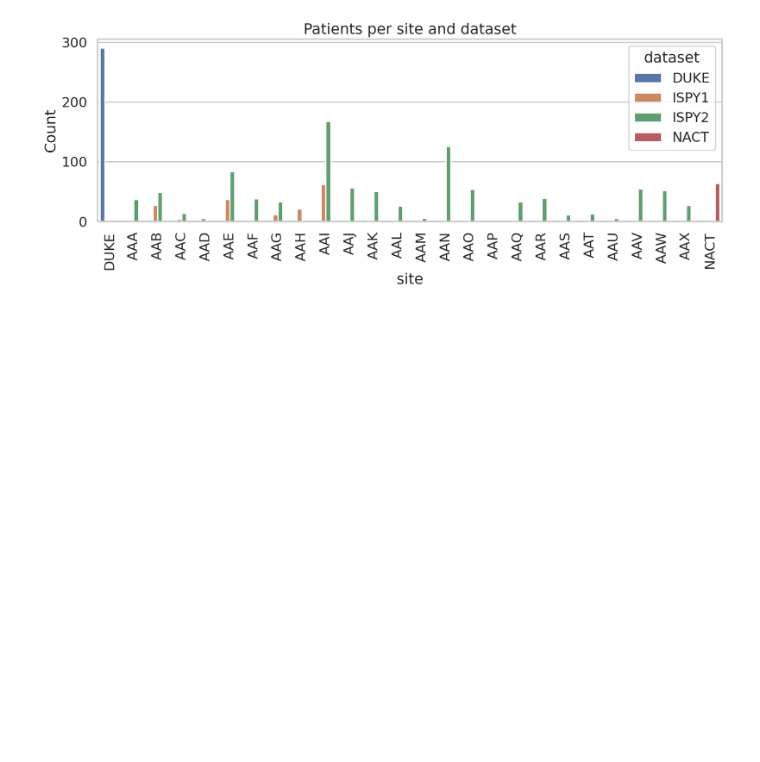
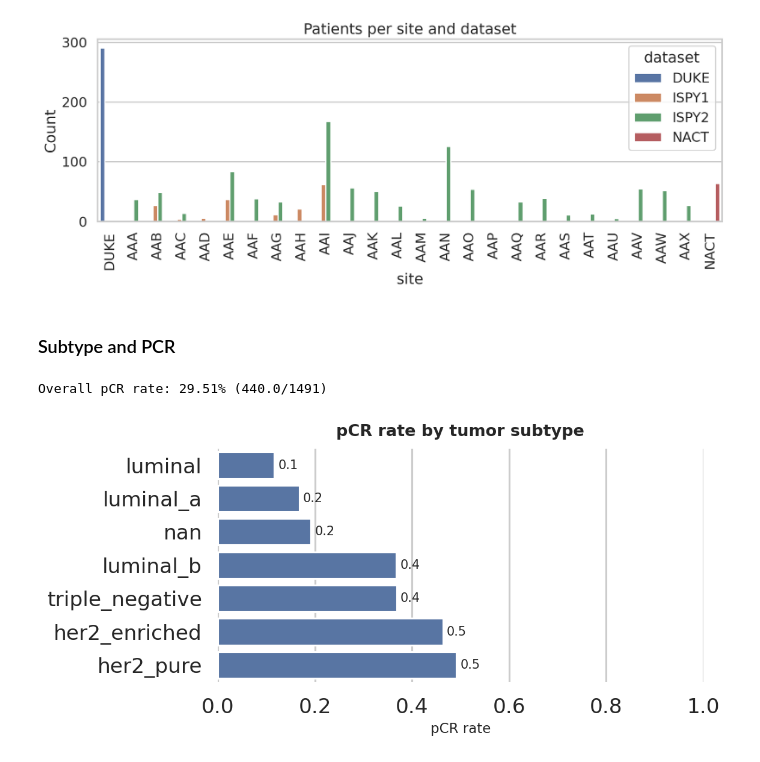
Before and after one commit to dsi-clinic/vanguard, a Jupyter notebook: Clinical and Imaging Exploration/exploration.ipynb, the cells around one changed output. Cells and saved outputs as stored; diff of their text form; code cells hidden in the pictures; blank space fills up the shorter version.

Commit message:
Saved figures of PCR by subtype

```diff
--- a/Clinical and Imaging Exploration/exploration.ipynb
+++ b/Clinical and Imaging Exploration/exploration.ipynb
@@ -315,3 +315,48 @@ plt.show()
 plt.close(fig)
 # %% [output]
 [figure]
+# %% [markdown]
+### Subtype and PCR
+# %%
+pcr_df = meta_df.dropna(subset=["pcr"]).copy()
+pcr_df["pcr_cat"] = pcr_df["pcr"].map({0: "no pCR", 1: "pCR"})
+
+# --- Overall pCR rate ---
+pcr_rate = pcr_df["pcr"].mean()
+print(f"Overall pCR rate: {pcr_rate:.2%} ({pcr_df['pcr'].sum()}/{len(pcr_df)})")
+# %% [output]
+Overall pCR rate: 29.51% (440.0/1491)
+# %%
+# --- Subtype vs pCR ---
+sub_pcr = (
+    pcr_df.groupby("subtype")["pcr"]
+    .agg(["mean", "count"])
+    .rename(columns={"mean": "pcr_rate", "count": "n"})
+    .reset_index()
+)
+
+fig, ax = plt.subplots(figsize=(8, 4))
+
+sub_pcr_sorted = sub_pcr.sort_values("pcr_rate", ascending=True)
+
+sns.barplot(
+    data=sub_pcr_sorted,
+    y=sub_pcr_sorted["subtype"],
+    x=sub_pcr_sorted["pcr_rate"],
+    color="#4B72B0",
+    ax=ax
+)
+
+ax.set_title("pCR rate by tumor subtype", fontsize=13, weight="bold", pad=10)
+ax.set_xlabel("pCR rate", fontsize=11)
+ax.set_ylabel("")
+ax.set_xlim(0, 1)
+ax.bar_label(ax.containers[0], fmt="%.1f", padding=3, fontsize=10)
+sns.despine(ax=ax, left=True, bottom=True)
+fig.tight_layout()
+
+fig.savefig(f"{OUT_DIR}/figs/pcr_by_subtype.png", bbox_inches="tight", dpi=200)
+plt.show()
+plt.close(fig)
+# %% [output]
+[figure, added]
```
Also changed, not shown: parts of 1 cell of this notebook, 2 other files.
